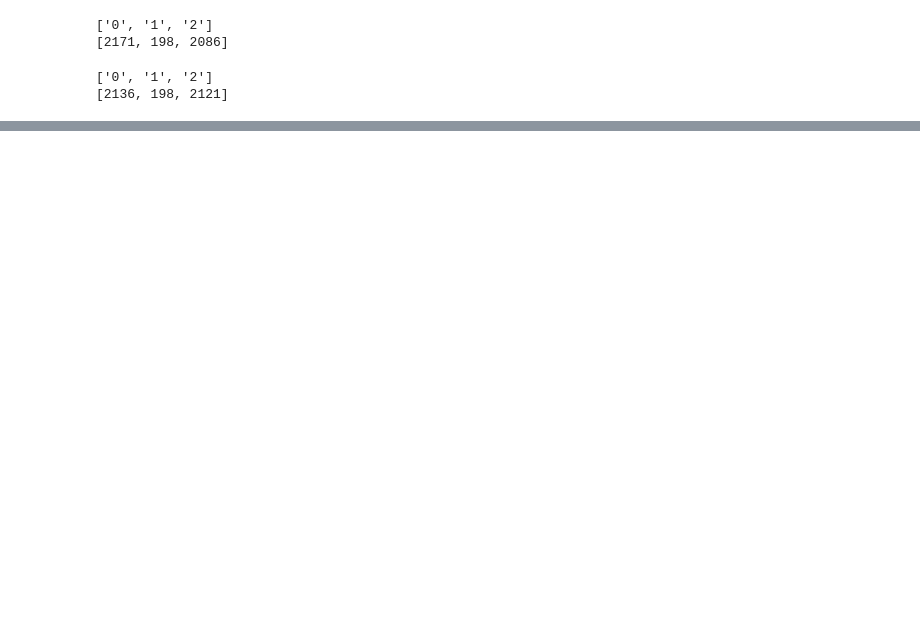
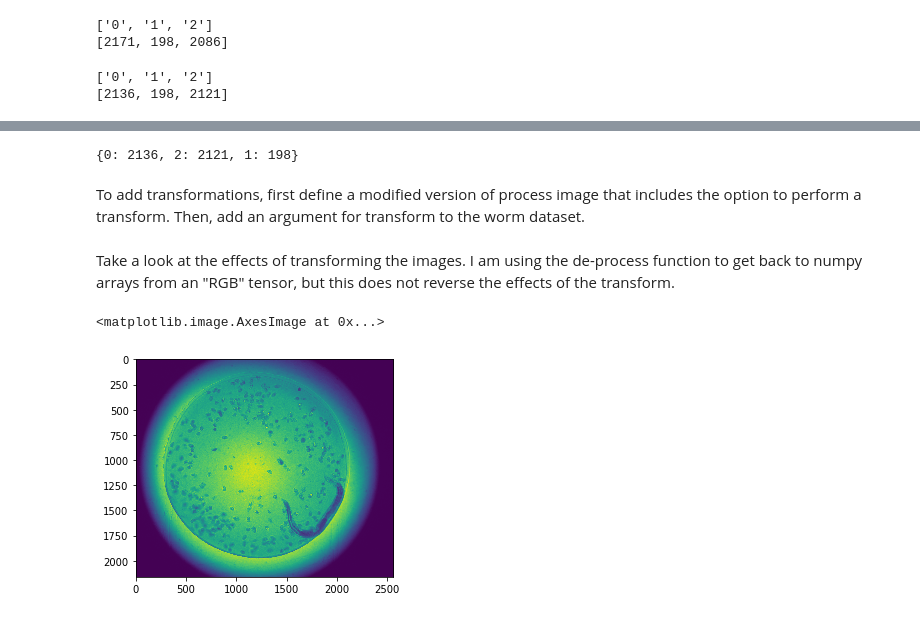
Before and after one commit to tvera14/vera_autofocus, a Jupyter notebook: Data Augmentation and Training with 3 Classes.ipynb, the cells around one changed output, grey strips where cells are left out. Drawn from its saved outputs; the diff is of its cells as text; code cells hidden in the pictures; blank space fills up the shorter version.

```diff
--- a/Data Augmentation and Training with 3 Classes.ipynb
+++ b/Data Augmentation and Training with 3 Classes.ipynb
@@ -102,0 +223,18 @@ def process_image(file_path, means, stds):
+# %%
+# Iterate through images in the test loader to see what labels (corresponding to classes) they have
+label_dict = {}
+for data in testloader:
+    images, labels = data
+    for label in labels:
+        # Convert the label into a number
+        label = torch.Tensor.numpy(label)
+        label = label.item()
+        if label in label_dict:
+            label_dict[label] += 1
+        else:
+            label_dict[label] = 1
+label_dict
+# %% [output]
+{0: 2136, 2: 2121, 1: 198}
+# %% [markdown]
+To add transformations, first define a modified version of process image that includes the option to perform a transform. Then, add an argument for transform to the worm dataset.
@@ -103,3 +312,5 @@ def process_image(file_path, means, stds):
+# %% [markdown]
+Take a look at the effects of transforming the images. I am using the de-process function to get back to numpy arrays from an "RGB" tensor, but this does not reverse the effects of the transform.
 # %%
 def de_process_image(tensor, means, stds):
     # Function takes a tensor corresponding to an image from pytorch and
@@ -138,3 +348,13 @@ def de_process_image(tensor, means, stds):
     # If a PIL image is desired code will need to be added to do that
 
     return img
+# %%
+# Take a look at the image before processing
+from PIL import Image
+image_path = '/Users/zplab/Desktop/VeraPythonScripts/vera_autofocus/microscope_images_3cat/test/1/19_0.png'
+img = Image.open(image_path)
+%matplotlib inline
+imshow(np.asarray(img))
+# %% [output]
+<matplotlib.image.AxesImage at 0x...>
+[figure, added]
```
Also changed, not shown: parts of 34 cells of this notebook, 4 other files.
